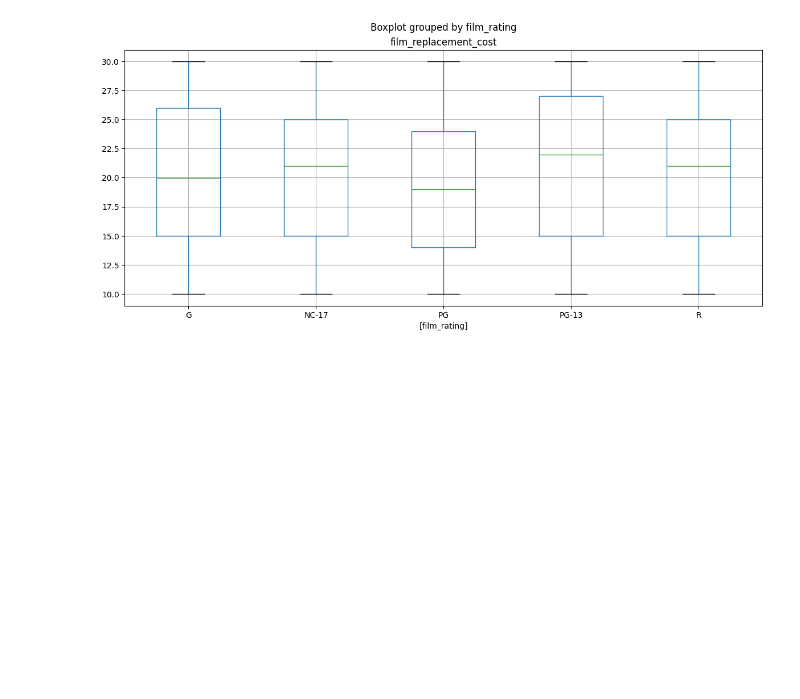
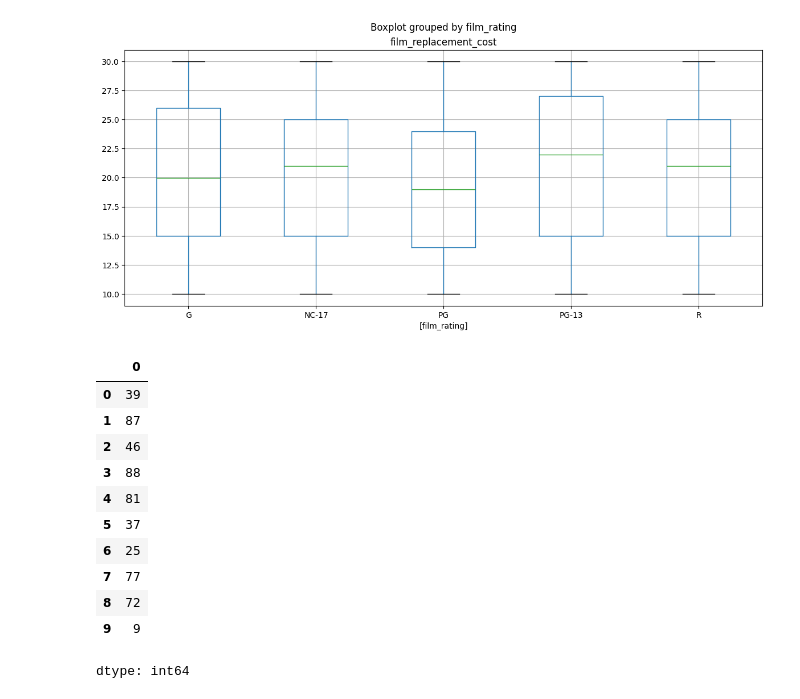
Before and after one commit to petrovalentin/Python_Course, a Jupyter notebook: Exercises_2.ipynb, the cells around one changed output. Drawn from its saved outputs; the diff is of its cells as text; code cells hidden in the pictures; blank space fills up the shorter version.

```diff
--- a/Exercises_2.ipynb
+++ b/Exercises_2.ipynb
@@ -170,6 +172,24 @@ df[['film_replacement_cost', 'film_rating']].boxplot(by='film_rating', figsize=(
 # %% [output]
 <Axes: title={'center': 'film_replacement_cost'}, xlabel='[film_rating]'>
 [figure]
+# %%
+# prompt: 10 random numbers using pandas
+
+s = pd.Series(np.random.randint(0,100,10))
+s
+# %% [output]
+|  | 0 |
+| 0 | 39 |
+| 1 | 87 |
+| 2 | 46 |
+| 3 | 88 |
+| 4 | 81 |
+| 5 | 37 |
+| 6 | 25 |
+| 7 | 77 |
+| 8 | 72 |
+| 9 | 9 |
+dtype: int64
 # %% [markdown]
 ![green-divider](https://user-images.githubusercontent.com/7065401/52071924-c003ad80-2562-11e9-8297-1c6595f8a7ff.png)
 
```
Also changed, not shown: parts of 1 cell of this notebook.
